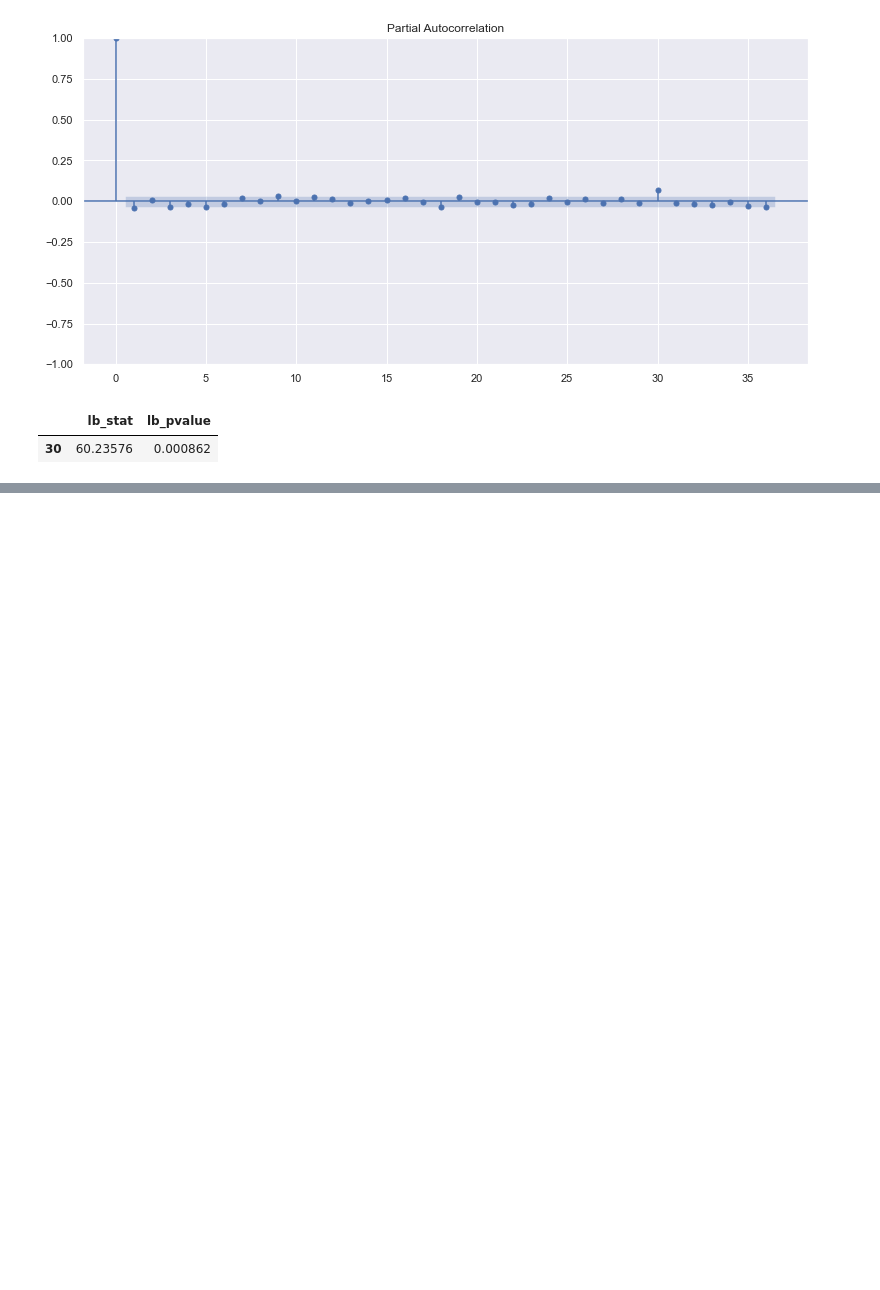
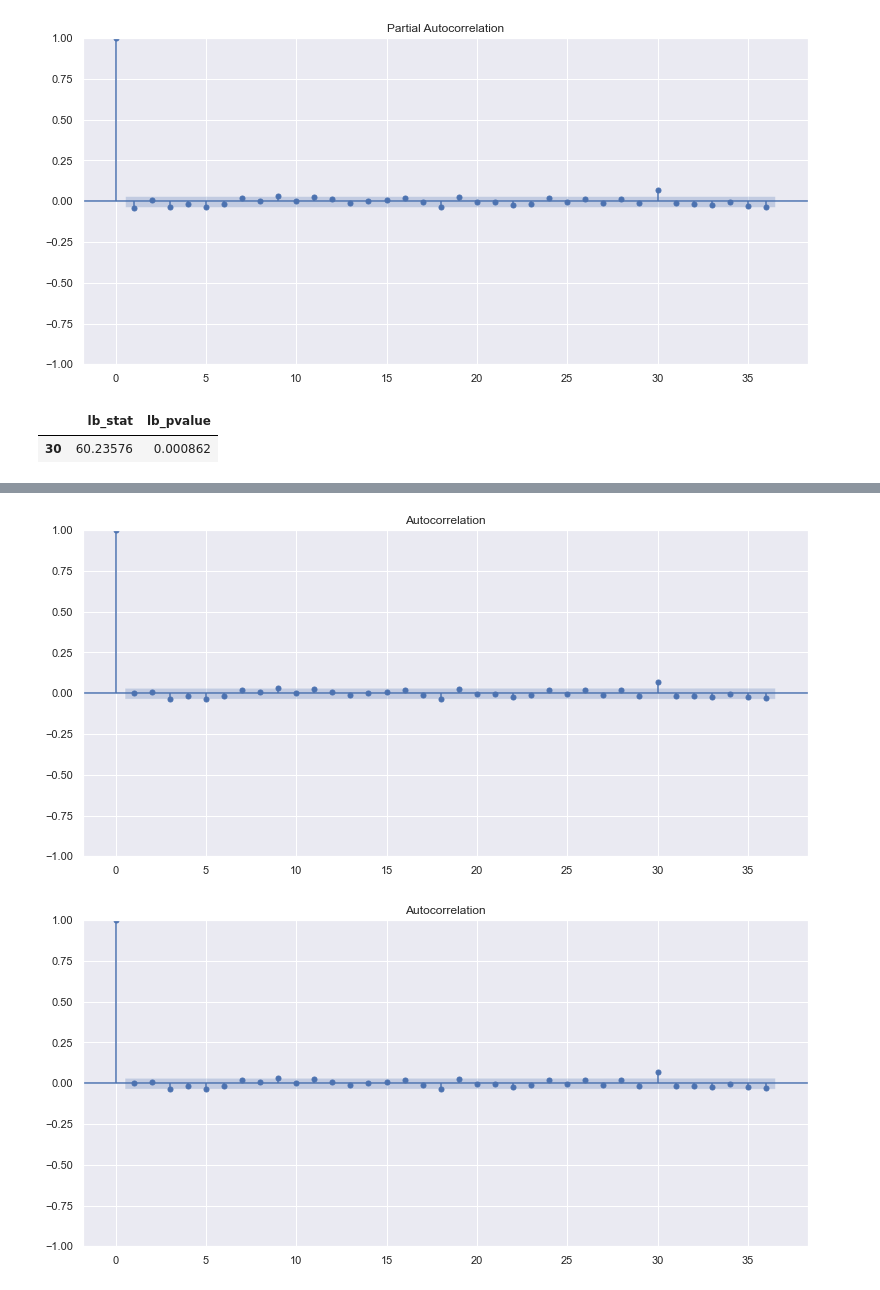
Before and after one commit to joaovictordesouzaduarte/tcc, a Jupyter notebook: exchange_rate_volatility.ipynb, the cells around one changed output, grey strips where cells are left out. Saved outputs shown, nothing was run; the diff lists cells and outputs as text; code cells hidden in the pictures; blank space fills up the shorter version.

```diff
--- a/exchange_rate_volatility.ipynb
+++ b/exchange_rate_volatility.ipynb
@@ -255,0 +362,5 @@ acorr_ljungbox(df3['diff_1'], lags=[30], return_df = True)
+# %%
+plot_acf(residuals['resid'])
+# %% [output]
+[figure, added]
+[figure, added]
```
Also changed, not shown: parts of 13 cells of this notebook, 3 other files.
